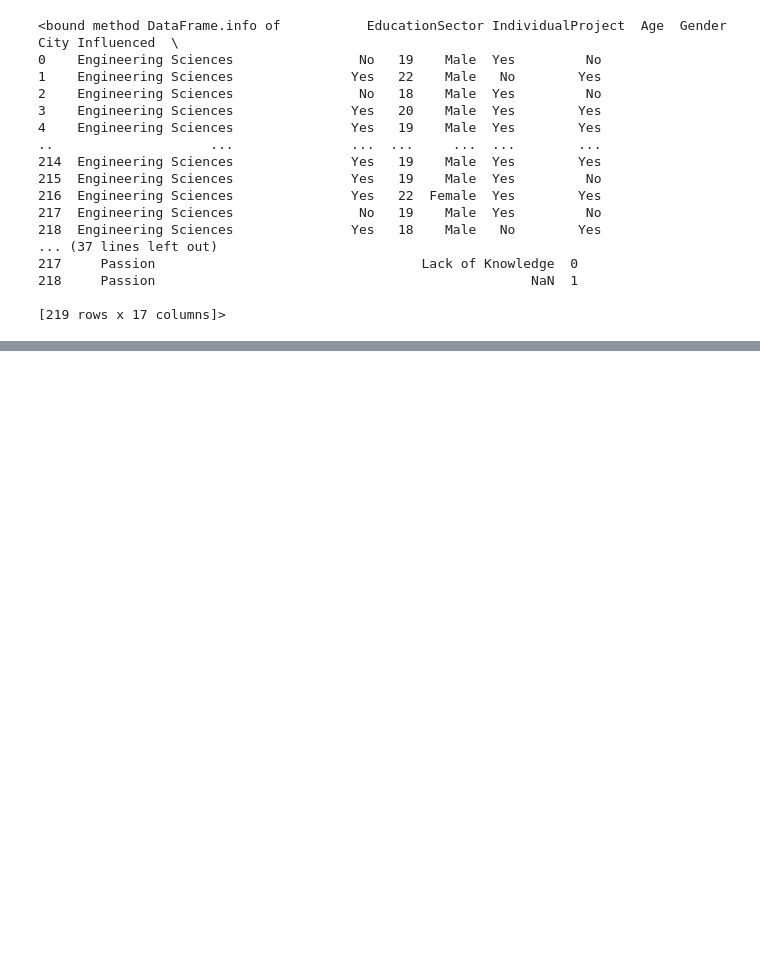
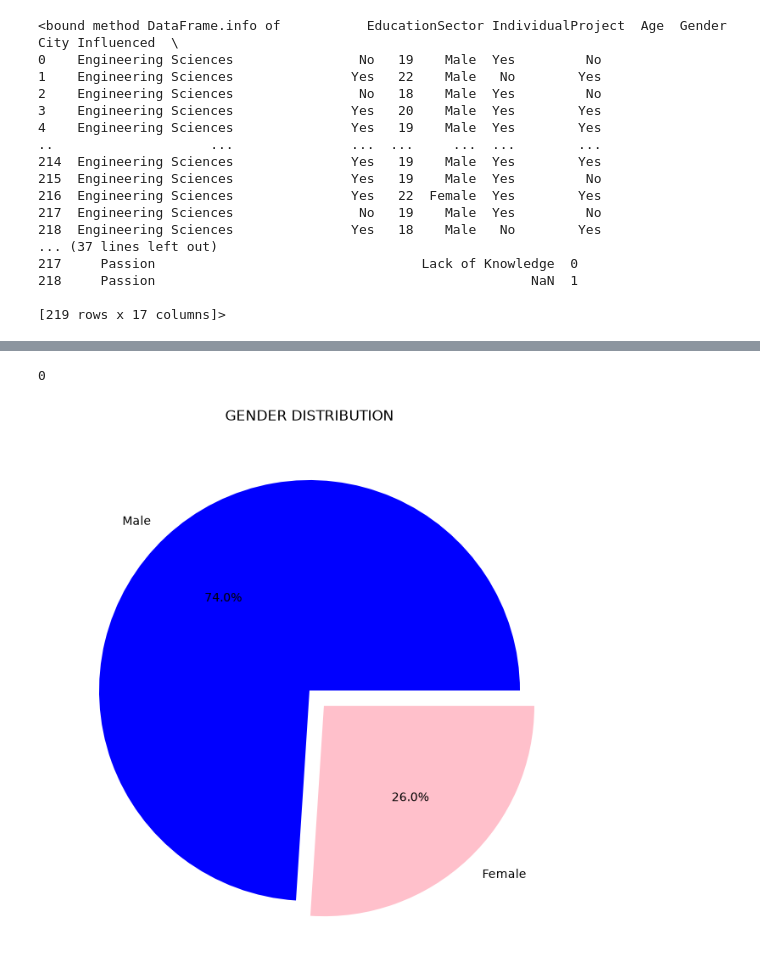
Before and after one commit to Maidasajjad/university-student-data-analysis, a Jupyter notebook: notebooks/student_analysis.ipynb, the cells around one changed output, grey strips where cells are left out. Drawn from its saved outputs; the diff is of its cells as text; code cells hidden in the pictures; blank space fills up the shorter version.

```diff
--- a/notebooks/student_analysis.ipynb
+++ b/notebooks/student_analysis.ipynb
@@ -70,0 +121,23 @@ print(df.info)
+# %%
+print(df.duplicated().sum())
+# %% [output]
+0
+# %%
+
+# GENDER-DISTRIBUTION
+Gender_count=df['Gender'].value_counts()
+
+plt.figure(figsize=(8,9))
+
+plt.pie(
+    Gender_count,
+    labels=Gender_count.index,
+    colors=["blue","pink"],
+    autopct="%1.1f%%",
+    explode=[0,0.1]
+)
+plt.title("GENDER DISTRIBUTION")
+
+plt.show()
+# %% [output]
+[figure, added]
```
Also changed, not shown: parts of 13 cells of this notebook.
